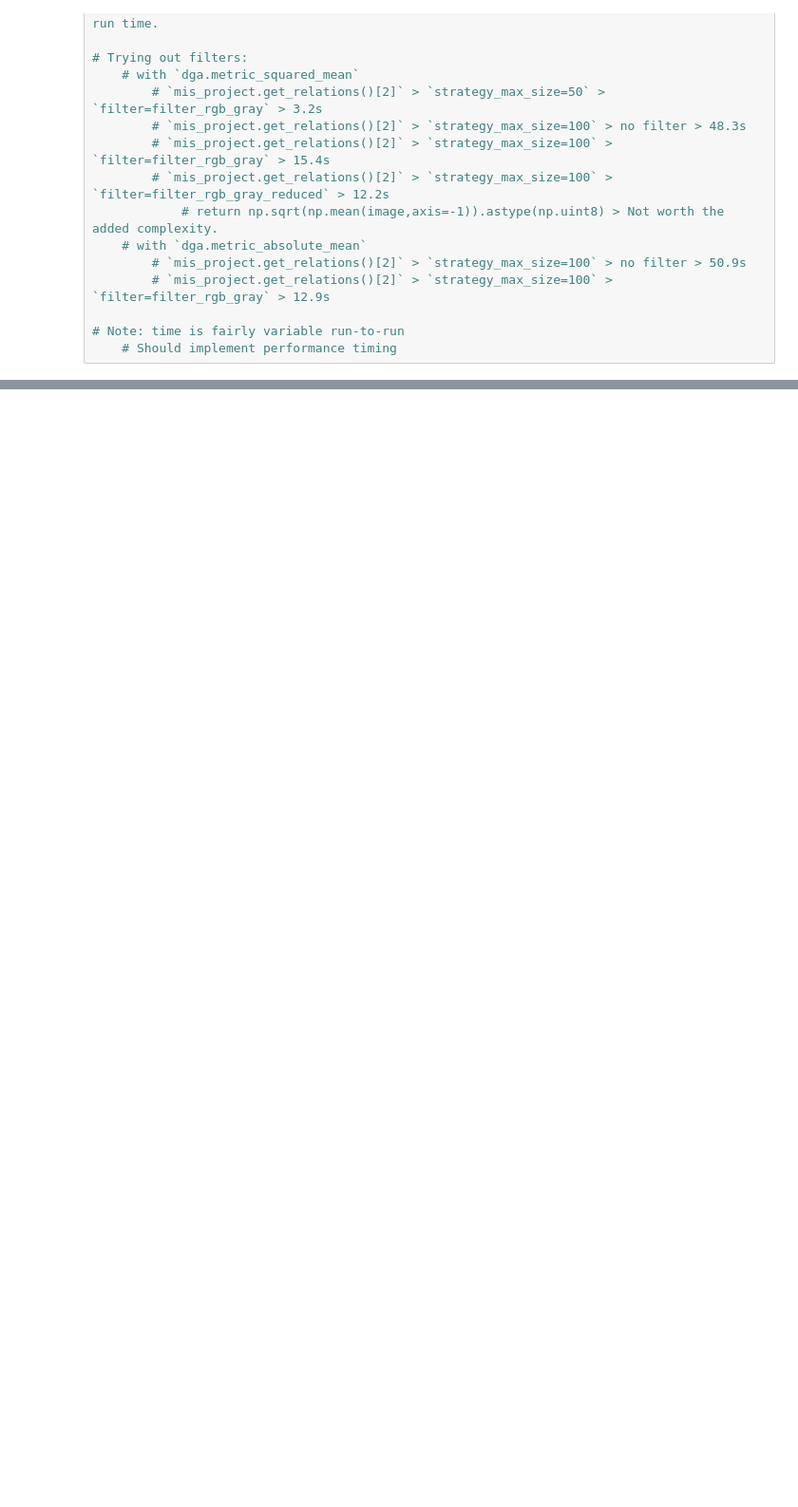
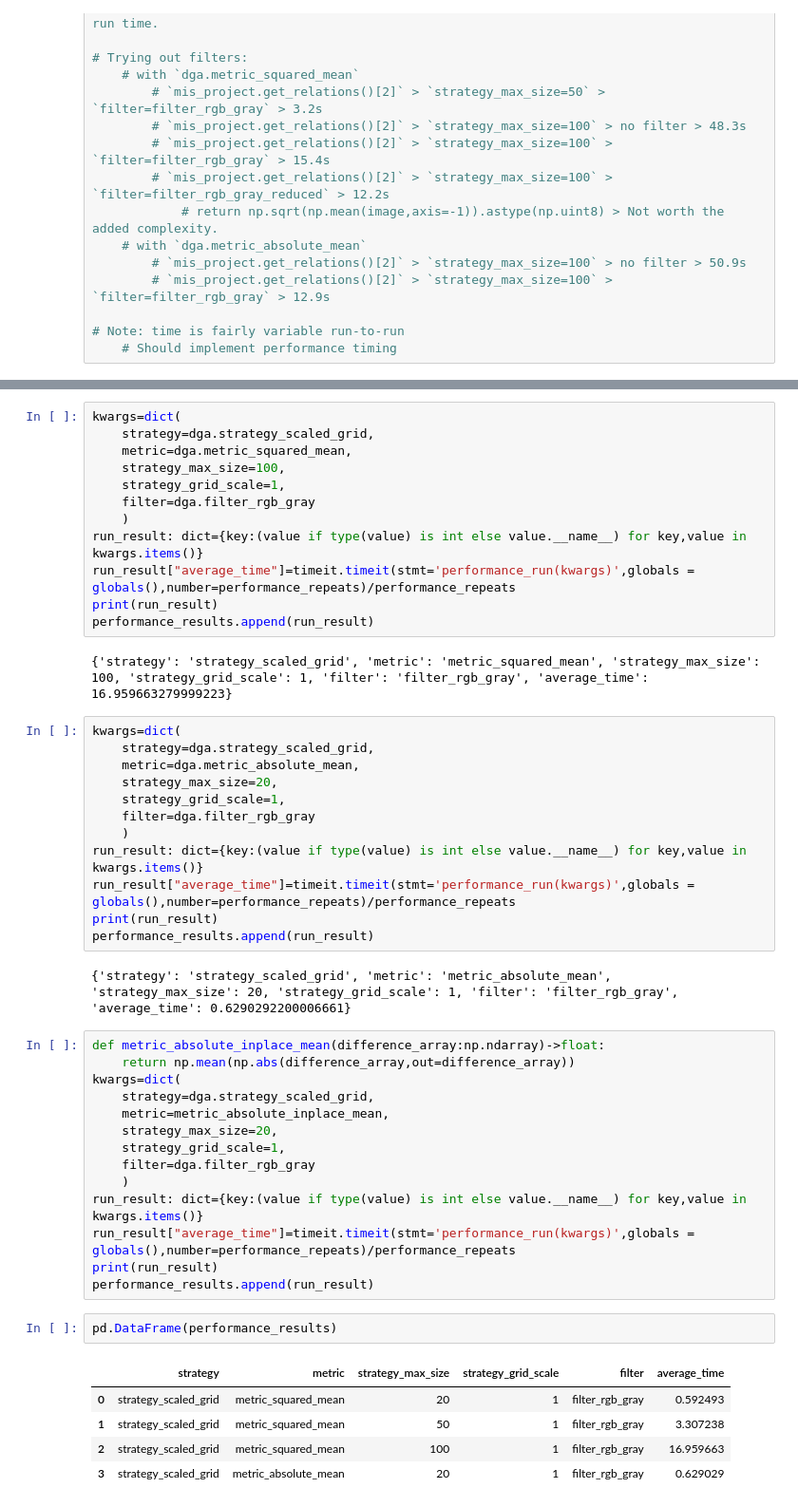
Before and after one commit to jess-garnett/MISalign, a Jupyter notebook: develop/difference_gradient_alignment.ipynb, the cells around one changed output, grey strips where cells are left out. Shown at 95% size. Saved outputs shown, nothing was run; the diff lists cells and outputs as text; blank space fills up the shorter version.

```diff
--- a/develop/difference_gradient_alignment.ipynb
+++ b/develop/difference_gradient_alignment.ipynb
@@ -142,0 +187,50 @@ print("Initial:",selected_dga_results["initial_offset"],"Optimized:",selected_dg
+# %%
+kwargs=dict(
+    strategy=dga.strategy_scaled_grid,
+    metric=dga.metric_squared_mean,
+    strategy_max_size=100,
+    strategy_grid_scale=1,
+    filter=dga.filter_rgb_gray
+    )
+run_result: dict={key:(value if type(value) is int else value.__name__) for key,value in kwargs.items()}
+run_result["average_time"]=timeit.timeit(stmt='performance_run(kwargs)',globals = globals(),number=performance_repeats)/performance_repeats
+print(run_result)
+performance_results.append(run_result)
+# %% [output]
+{'strategy': 'strategy_scaled_grid', 'metric': 'metric_squared_mean', 'strategy_max_size': 100, 'strategy_grid_scale': 1, 'filter': 'filter_rgb_gray', 'average_time': 16.959663279999223}
+# %%
+kwargs=dict(
+    strategy=dga.strategy_scaled_grid,
+    metric=dga.metric_absolute_mean,
+    strategy_max_size=20,
+    strategy_grid_scale=1,
+    filter=dga.filter_rgb_gray
+    )
+run_result: dict={key:(value if type(value) is int else value.__name__) for key,value in kwargs.items()}
+run_result["average_time"]=timeit.timeit(stmt='performance_run(kwargs)',globals = globals(),number=performance_repeats)/performance_repeats
+print(run_result)
+performance_results.append(run_result)
+# %% [output]
+{'strategy': 'strategy_scaled_grid', 'metric': 'metric_absolute_mean', 'strategy_max_size': 20, 'strategy_grid_scale': 1, 'filter': 'filter_rgb_gray', 'average_time': 0.6290292200006661}
+# %%
+def metric_absolute_inplace_mean(difference_array:np.ndarray)->float:
+    return np.mean(np.abs(difference_array,out=difference_array))
+kwargs=dict(
+    strategy=dga.strategy_scaled_grid,
+    metric=metric_absolute_inplace_mean,
+    strategy_max_size=20,
+    strategy_grid_scale=1,
+    filter=dga.filter_rgb_gray
+    )
+run_result: dict={key:(value if type(value) is int else value.__name__) for key,value in kwargs.items()}
+run_result["average_time"]=timeit.timeit(stmt='performance_run(kwargs)',globals = globals(),number=performance_repeats)/performance_repeats
+print(run_result)
+performance_results.append(run_result)
+# %%
+pd.DataFrame(performance_results)
+# %% [output]
+|  | strategy | metric | strategy_max_size | strategy_grid_scale | filter | average_time |
+| 0 | strategy_scaled_grid | metric_squared_mean | 20 | 1 | filter_rgb_gray | 0.592493 |
+| 1 | strategy_scaled_grid | metric_squared_mean | 50 | 1 | filter_rgb_gray | 3.307238 |
+| 2 | strategy_scaled_grid | metric_squared_mean | 100 | 1 | filter_rgb_gray | 16.959663 |
+| 3 | strategy_scaled_grid | metric_absolute_mean | 20 | 1 | filter_rgb_gray | 0.629029 |
```
Also changed, not shown: parts of 4 cells of this notebook.
